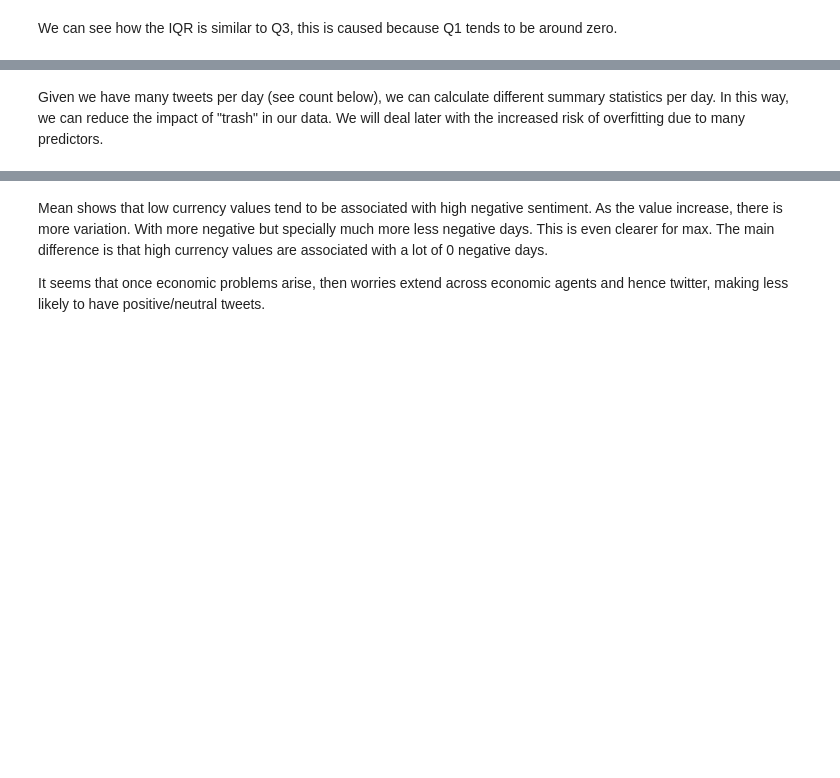
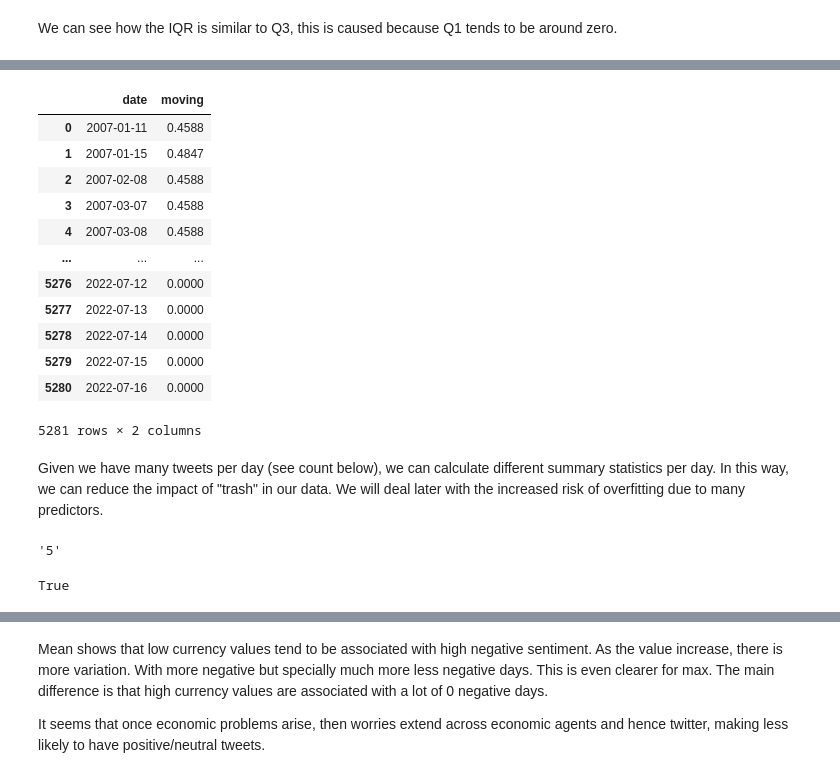
Before and after one commit to dtortosa/capstone_project, a Jupyter notebook: scripts/02_sentiment_analysis.ipynb, the cells around one changed output, grey strips where cells are left out. Drawn from its saved outputs; the diff is of its cells as text; code cells hidden in the pictures; blank space fills up the shorter version.

Commit message:
adding previous sentiment

```diff
--- a/scripts/02_sentiment_analysis.ipynb
+++ b/scripts/02_sentiment_analysis.ipynb
@@ -657,5 +833,40 @@ sentiment_results_df.groupby("date")["neg_sentiment"].apply(lambda a: np.percent
+# %%
+#CHECKK THE FIRST 5 DAYS HAVE VALUE!!!!
+
+# drop NAs and group by date into lists of values
+df_per_date = sentiment_results_df.groupby("date")["neg_sentiment"].apply(lambda a: a.values)
+
+
+# compute medians across windows ('sum' concatenates multiple lists into one list)
+medians = [np.median(window.explode()) for window in df_per_date.rolling(5)]
+    #https://stackoverflow.com/questions/30885005/pandas-series-of-lists-to-one-series
+
+# result
+
+medians = pd.DataFrame({"date":df_per_date.index, "moving":medians})
+medians
+    #https://stackoverflow.com/questions/65929683/calculate-a-rolling-median-on-a-dataframe-that-has-a-non-unique-date-index
+# %% [output]
+|  | date | moving |
+| 0 | 2007-01-11 | 0.4588 |
+| 1 | 2007-01-15 | 0.4847 |
+| 2 | 2007-02-08 | 0.4588 |
+| 3 | 2007-03-07 | 0.4588 |
+| 4 | 2007-03-08 | 0.4588 |
+| ... | ... | ... |
+| 5276 | 2022-07-12 | 0.0000 |
+| 5277 | 2022-07-13 | 0.0000 |
+| 5278 | 2022-07-14 | 0.0000 |
+| 5279 | 2022-07-15 | 0.0000 |
+| 5280 | 2022-07-16 | 0.0000 |
+5281 rows × 2 columns
 # %% [markdown]
 Given we have many tweets per day (see count below), we can calculate different summary statistics per day. In this way, we can reduce the impact of "trash" in our data. We will deal later with the increased risk of overfitting due to many predictors.
+# %%
+eso = "previous_sentiment_5_mean"
+eso.split("_")[2]
+# %% [output]
+'5'
 # %%
 #open a list of df adding first the EUR pricing
 list_data_frames = [eur_pricing_pd]
@@ -668,11 +879,21 @@ def groupby_calcs(operation, metric_name, args=""):
         #do operations for the sentiment of each day and then convert to df
 
     #evaluate the string
-    data_frame = eval(string_evaluate)
+    if "previous_sentiment" in metric:
+        dataFrame_per_date = eval(string_evaluate)
+
+        #IMPORTNAT MAKE A CHANGE TO DO MEAIDAN, MIN, QUANTILE...
+
+        medians = [np.mean(window.explode("neg_sentiment")) for window in dataFrame_per_date.rolling(int(metric_name.split("_")[2]))]
+        data_frame = pd.DataFrame({"date":df_per_date.index, "neg_sentiment":medians})
+    else:
+        data_frame = eval(string_evaluate)
 
     #reset the index
     data_frame = data_frame.reset_index(level=0)
         #set the index (date) as column
+    if "previous_sentiment" in metric:
+        data_frame = data_frame.drop(["index"], inplace=False, axis=1)
 
     #change the column name for sentiment
     data_frame = data_frame.rename(columns={'neg_sentiment': metric_name + '_neg_sent'})
@@ -694,7 +915,10 @@ metrics_sentiment = ["quantile_0.1",
                      "count",
                          #this can be useful to control for averages with low number of tweets
                          #but also to consider how much people is talking about europes economy
-                     "std"]
+                     "std",
+                     "previous_sentiment_5_mean",
+                     "previous_sentiment_10_mean",
+                     "previous_sentiment_30_mean"]
 
 #apply each operation
 for metric in metrics_sentiment:
@@ -714,11 +938,17 @@ for metric in metrics_sentiment:
             #create a lambda function that takes each group in group by and calculate the difference
             #between Q3 and Q1, i.e., interquartile range.
         groupby_calcs(operation=operation_name, metric_name=metric, args=quantile_number)
+    elif "previous_sentiment" in metric:
+        operation_name = "apply"
+        args = "lambda a: a.values"
+        groupby_calcs(operation=operation_name, metric_name=metric, args=args)
     else:
         groupby_calcs(operation=metric, metric_name=metric)
 
 
 #check we have the correct number of dfs in the list
 len(list_data_frames) == len(metrics_sentiment)+1
+# %% [output]
+True
 # %%
 list_data_frames[1]
```
Also changed, not shown: parts of 53 cells of this notebook, 2 other files.
